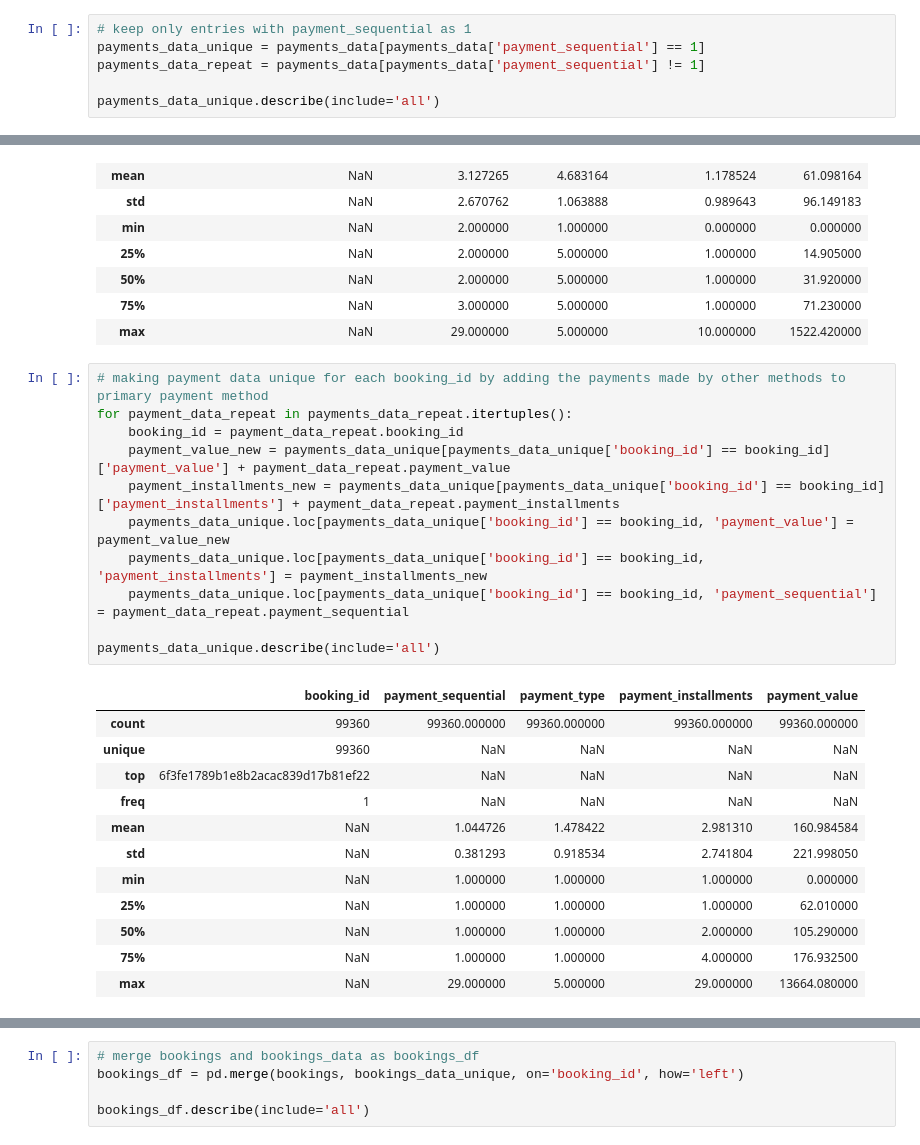
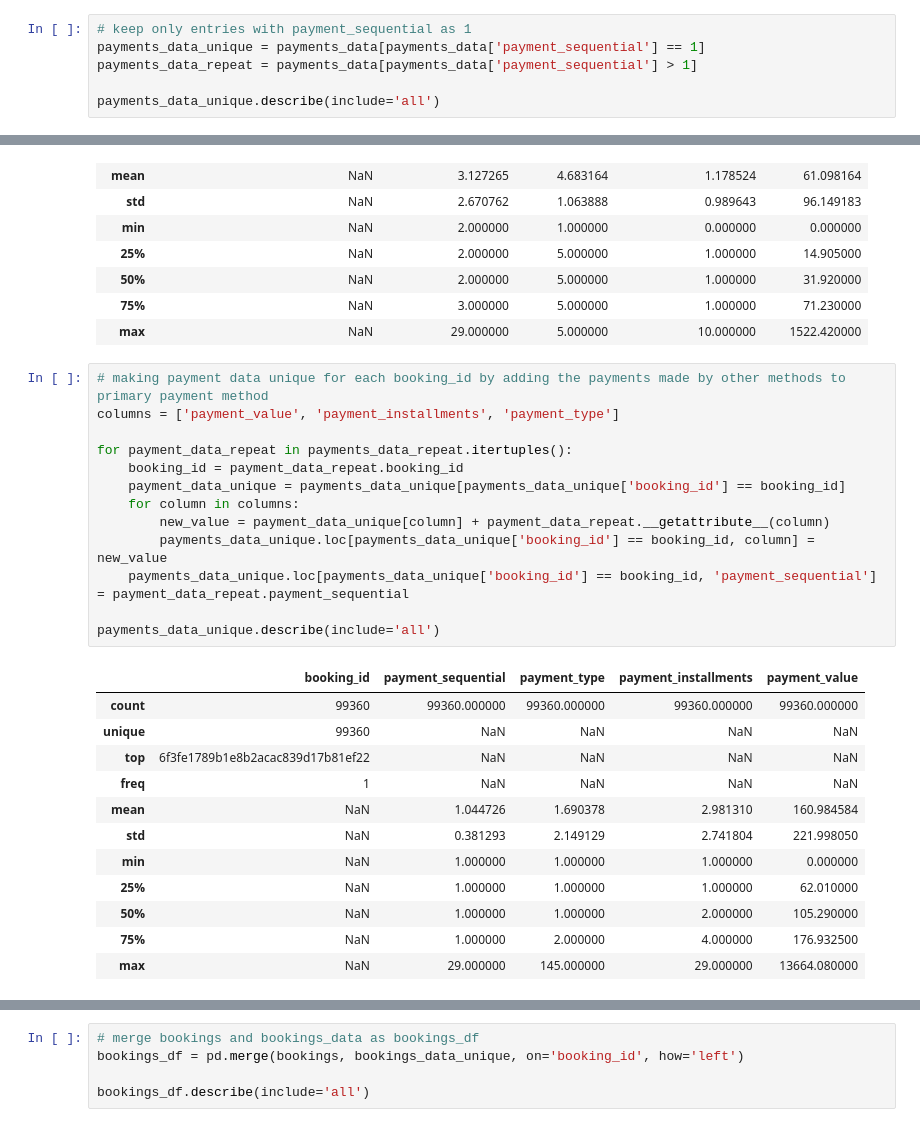
Before and after one commit to bersilin-robert1609/CS5691-PRML, a Jupyter notebook: DataContest/script/data_contest.ipynb, the cells around one changed output, grey strips where cells are left out. Cells and saved outputs as stored; diff of their text form.

```diff
--- a/DataContest/script/data_contest.ipynb
+++ b/DataContest/script/data_contest.ipynb
@@ -42,7 +43,7 @@ payments_data.describe(include='all')
 # %%
 # keep only entries with payment_sequential as 1
 payments_data_unique = payments_data[payments_data['payment_sequential'] == 1]
-payments_data_repeat = payments_data[payments_data['payment_sequential'] != 1]
+payments_data_repeat = payments_data[payments_data['payment_sequential'] > 1]
 
 payments_data_unique.describe(include='all')
 # %% [output]
@@ -78,25 +79,27 @@ payments_data_repeat.describe(include='all')
 | max | NaN | 29.000000 | 5.000000 | 10.000000 | 1522.420000 |
 # %%
 # making payment data unique for each booking_id by adding the payments made by other methods to primary payment method
+columns = ['payment_value', 'payment_installments', 'payment_type']
+
 for payment_data_repeat in payments_data_repeat.itertuples():
     booking_id = payment_data_repeat.booking_id
-    payment_value_new = payments_data_unique[payments_data_unique['booking_id'] == booking_id]['payment_value'] + payment_data_repeat.payment_value
-    payment_installments_new = payments_data_unique[payments_data_unique['booking_id'] == booking_id]['payment_installments'] + payment_data_repeat.payment_installments
-    payments_data_unique.loc[payments_data_unique['booking_id'] == booking_id, 'payment_value'] = payment_value_new
-    payments_data_unique.loc[payments_data_unique['booking_id'] == booking_id, 'payment_installments'] = payment_installments_new
+    payment_data_unique = payments_data_unique[payments_data_unique['booking_id'] == booking_id]
+    for column in columns:
+        new_value = payment_data_unique[column] + payment_data_repeat.__getattribute__(column)
+        payments_data_unique.loc[payments_data_unique['booking_id'] == booking_id, column] = new_value
     payments_data_unique.loc[payments_data_unique['booking_id'] == booking_id, 'payment_sequential'] = payment_data_repeat.payment_sequential
 
 payments_data_unique.describe(include='all')
 # %% [output]
 |  | booking_id | payment_sequential | payment_type | payment_installments | payment_value |
 | count | 99360 | 99360.000000 | 99360.000000 | 99360.000000 | 99360.000000 |
 | unique | 99360 | NaN | NaN | NaN | NaN |
 | top | 6f3fe1789b1e8b2acac839d17b81ef22 | NaN | NaN | NaN | NaN |
 | freq | 1 | NaN | NaN | NaN | NaN |
-| mean | NaN | 1.044726 | 1.478422 | 2.981310 | 160.984584 |
-| std | NaN | 0.381293 | 0.918534 | 2.741804 | 221.998050 |
+| mean | NaN | 1.044726 | 1.690378 | 2.981310 | 160.984584 |
+| std | NaN | 0.381293 | 2.149129 | 2.741804 | 221.998050 |
 | min | NaN | 1.000000 | 1.000000 | 1.000000 | 0.000000 |
 | 25% | NaN | 1.000000 | 1.000000 | 1.000000 | 62.010000 |
 | 50% | NaN | 1.000000 | 1.000000 | 2.000000 | 105.290000 |
-| 75% | NaN | 1.000000 | 1.000000 | 4.000000 | 176.932500 |
-| max | NaN | 29.000000 | 5.000000 | 29.000000 | 13664.080000 |
+| 75% | NaN | 1.000000 | 2.000000 | 4.000000 | 176.932500 |
+| max | NaN | 29.000000 | 145.000000 | 29.000000 | 13664.080000 |
```
Also changed, not shown: parts of 24 cells of this notebook, 4 other files.
